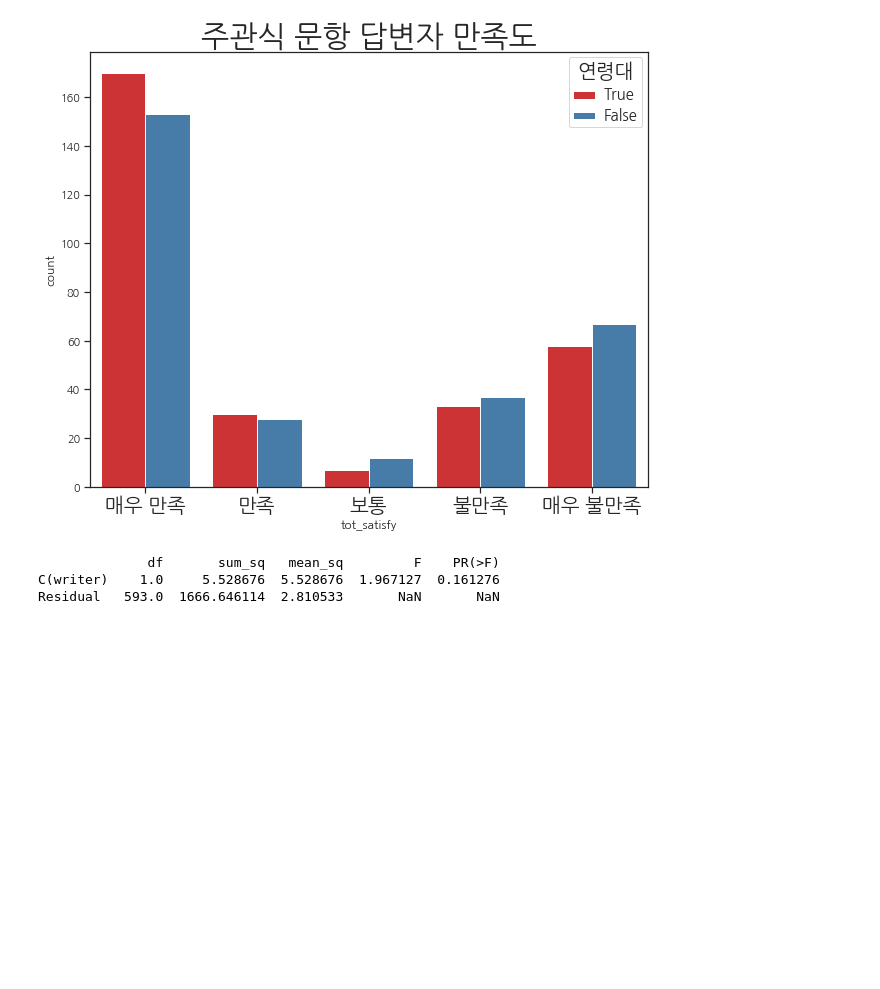
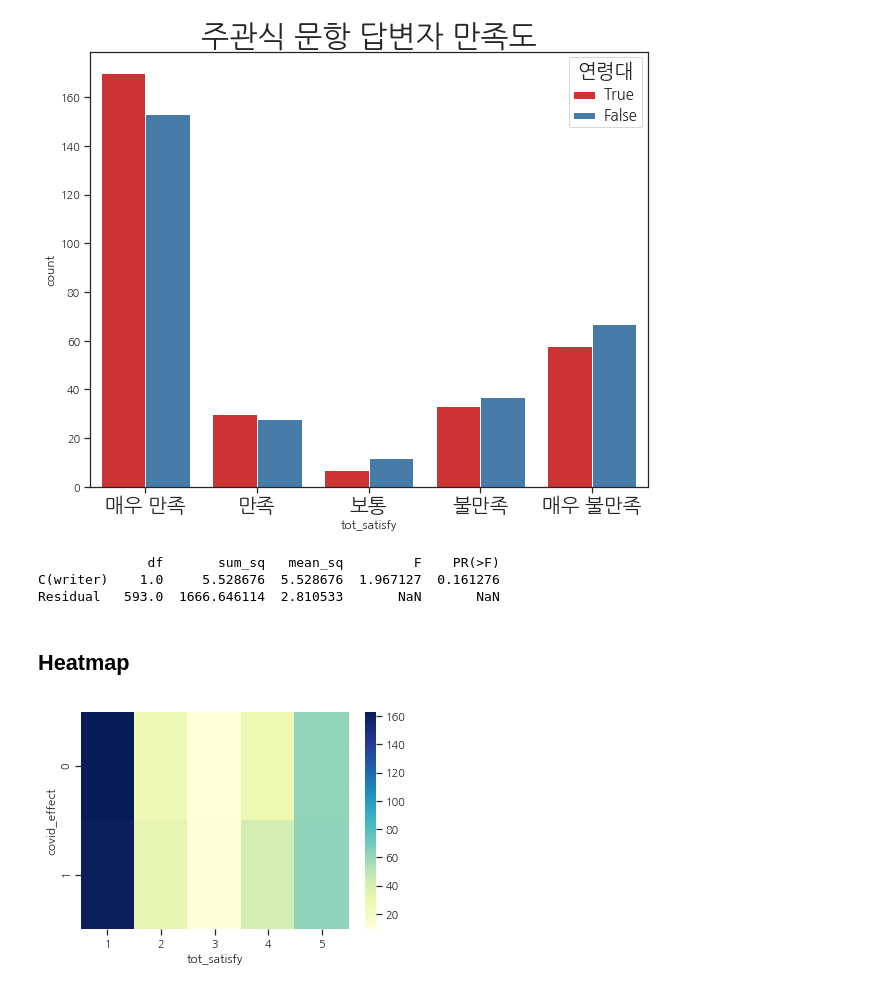
Before and after one commit to fhzh123/topic_example, a Jupyter notebook: EDA_2020_12_15/EDA.ipynb, the cells around one changed output. Drawn from its saved outputs; the diff is of its cells as text; code cells hidden in the pictures; blank space fills up the shorter version.

```diff
--- a/EDA_2020_12_15/EDA.ipynb
+++ b/EDA_2020_12_15/EDA.ipynb
@@ -498,3 +498,9 @@ print(anova_lm(model))
               df       sum_sq   mean_sq         F    PR(>F)
 C(writer)    1.0     5.528676  5.528676  1.967127  0.161276
 Residual   593.0  1666.646114  2.810533       NaN       NaN
+# %% [markdown]
+## Heatmap
+# %%
+ax = sns.heatmap(answer_dat.groupby(['covid_effect', 'tot_satisfy']).size().unstack(), cmap='YlGnBu')
+# %% [output]
+[figure, added]
```
Also changed, not shown: parts of 12 cells of this notebook, 1 other file.
